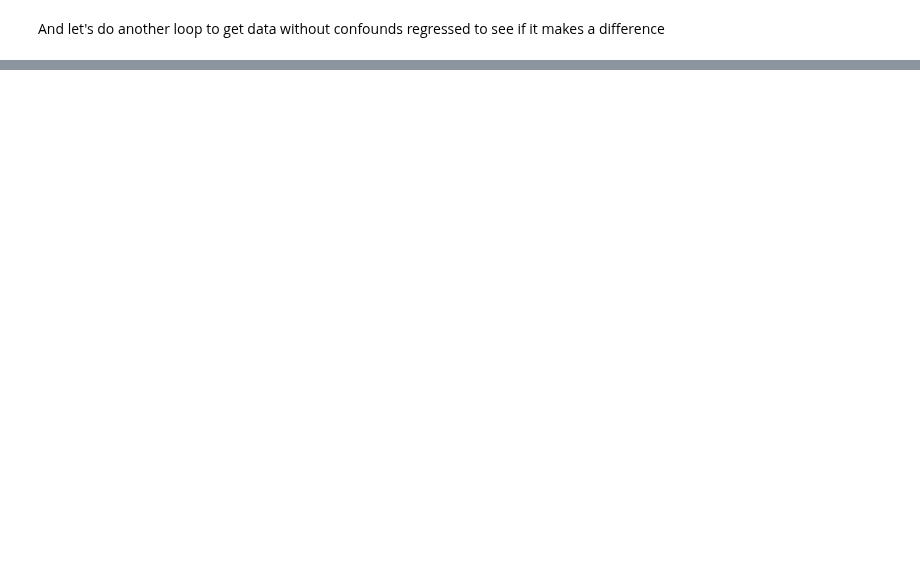
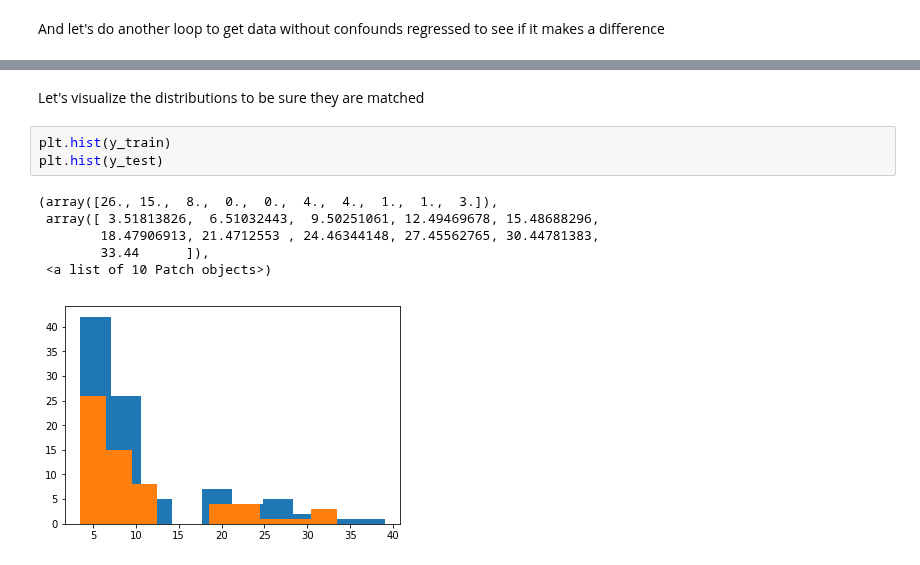
Before and after one commit to illdopejake/RS2018_Nilearn_tutorial, a Jupyter notebook: Nilearn_tutorial_2018.ipynb, the cells around one changed output, grey strips where cells are left out. Drawn from its saved outputs; the diff is of its cells as text; blank space fills up the shorter version.

```diff
--- a/Nilearn_tutorial_2018.ipynb
+++ b/Nilearn_tutorial_2018.ipynb
@@ -577,0 +645,12 @@ for i,sub in enumerate(dataset.func):
+# %% [markdown]
+Let's visualize the distributions to be sure they are matched
+# %%
+plt.hist(y_train)
+plt.hist(y_test)
+# %% [output]
+(array([26., 15.,  8.,  0.,  0.,  4.,  4.,  1.,  1.,  3.]),
+ array([ 3.51813826,  6.51032443,  9.50251061, 12.49469678, 15.48688296,
+        18.47906913, 21.4712553 , 24.46344148, 27.45562765, 30.44781383,
+        33.44      ]),
+ <a list of 10 Patch objects>)
+[figure, added]
```
Also changed, not shown: parts of 35 cells of this notebook.
